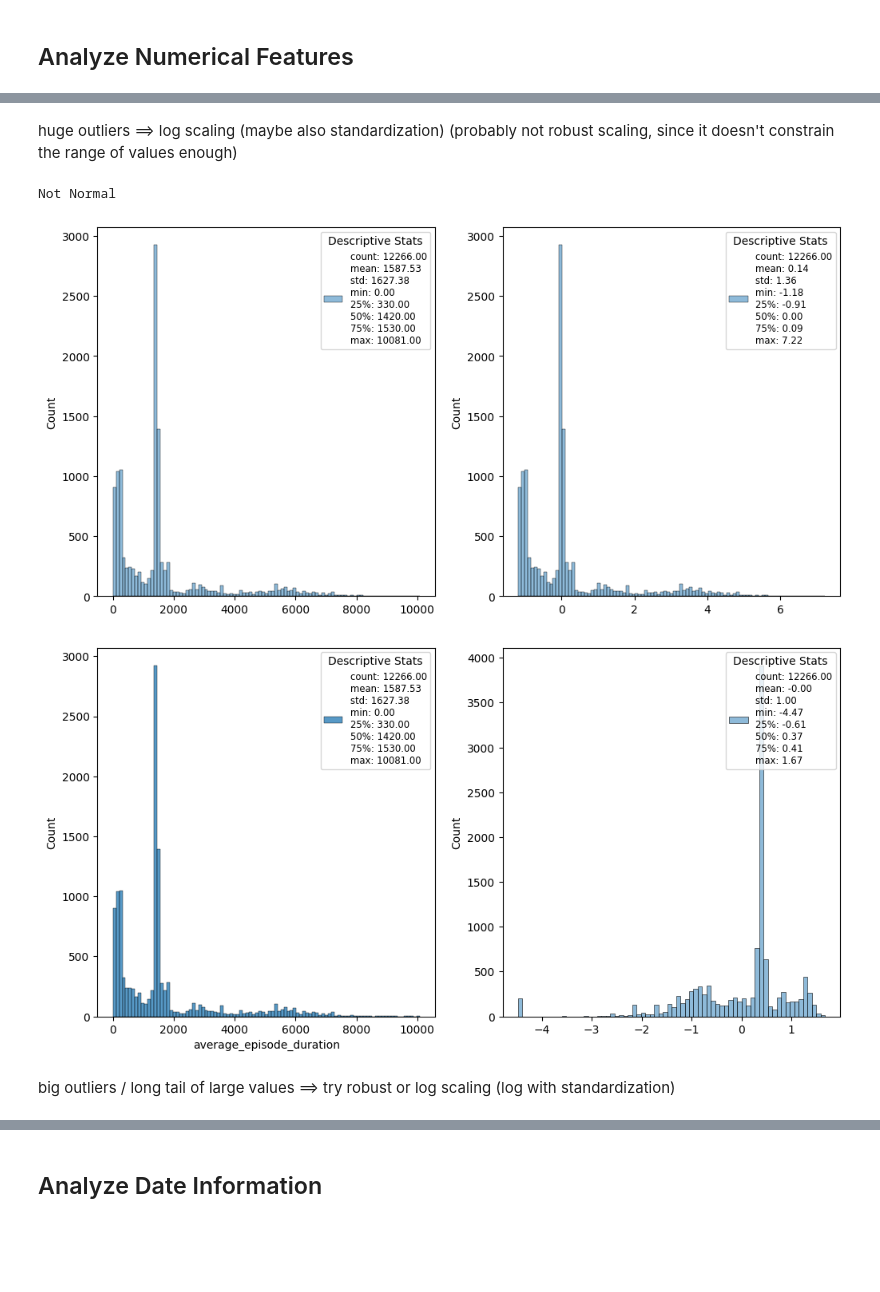
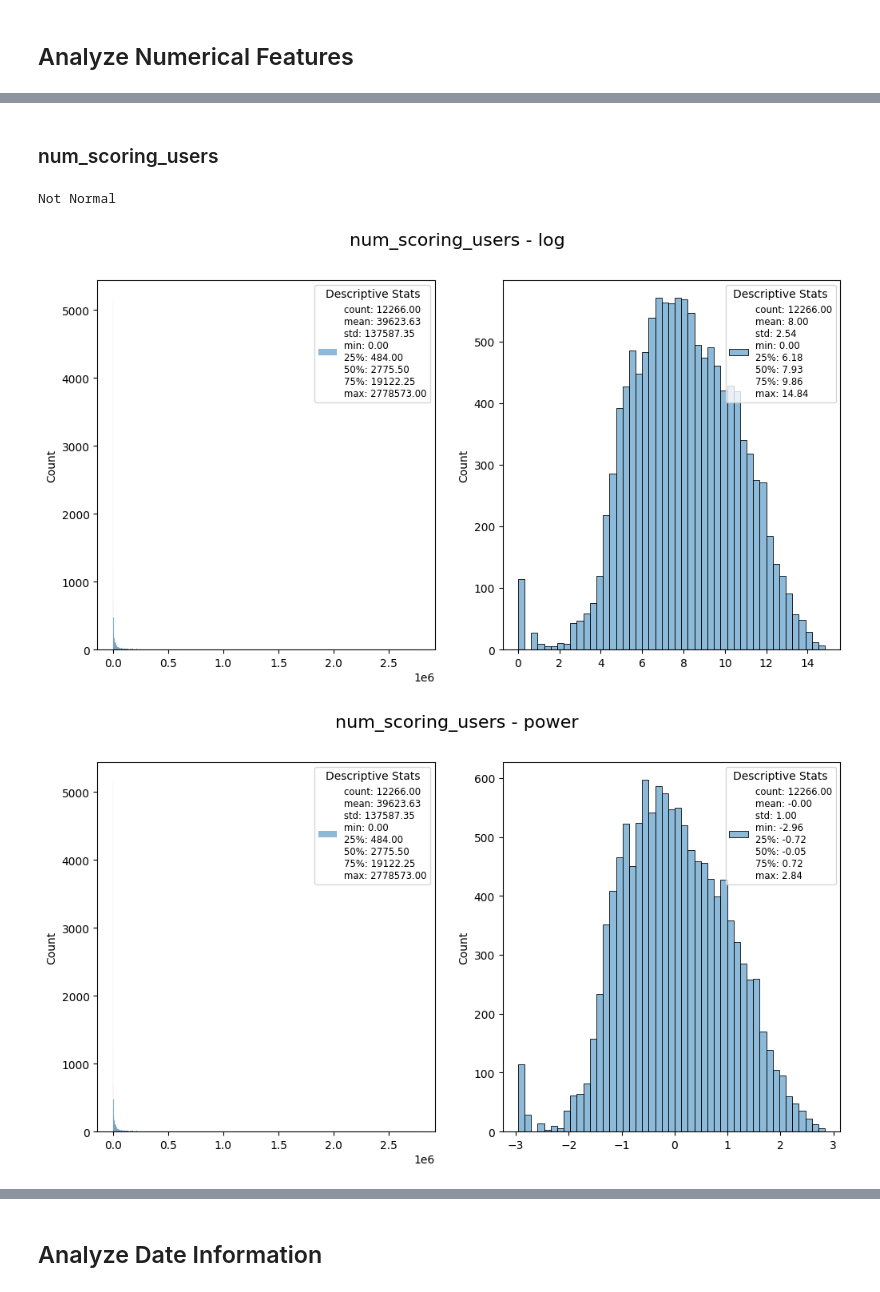
Before and after one commit to oliverharcourt/anime-recommender, a Jupyter notebook: notebooks/analysis/data_analysis.ipynb, the cells around one changed output, grey strips where cells are left out. Saved outputs shown, nothing was run; the diff lists cells and outputs as text; code cells hidden in the pictures; blank space fills up the shorter version.

```diff
--- a/notebooks/analysis/data_analysis.ipynb
+++ b/notebooks/analysis/data_analysis.ipynb
@@ -193,12 +188,13 @@ Not Normal
-# %% [markdown]
-huge outliers ==> log scaling (maybe also standardization) (probably not robust scaling, since it doesn't constrain the range of values enough)
-# %%
-check_normal('average_episode_duration')
-robust_analyze('average_episode_duration')
-log_analyze('average_episode_duration', st=True)
-# %% [output]
-Not Normal
-[figure, removed]
-[figure, removed]
-# %% [markdown]
-big outliers / long tail of large values ==> try robust or log scaling (log with standardization)
+# %% [markdown]
+### num_scoring_users
+# %%
+check_normal('num_scoring_users')
+analyze('num_scoring_users', 'log')
+analyze('num_scoring_users', 'power')
+analyze('num_scoring_users', 'standard')
+analyze('num_scoring_users', 'robust')
+analyze('num_scoring_users', 'quantile')
+# %% [output]
+Not Normal
+[figure, added]
+[figure, added]
```
Also changed, not shown: parts of 34 cells of this notebook.
